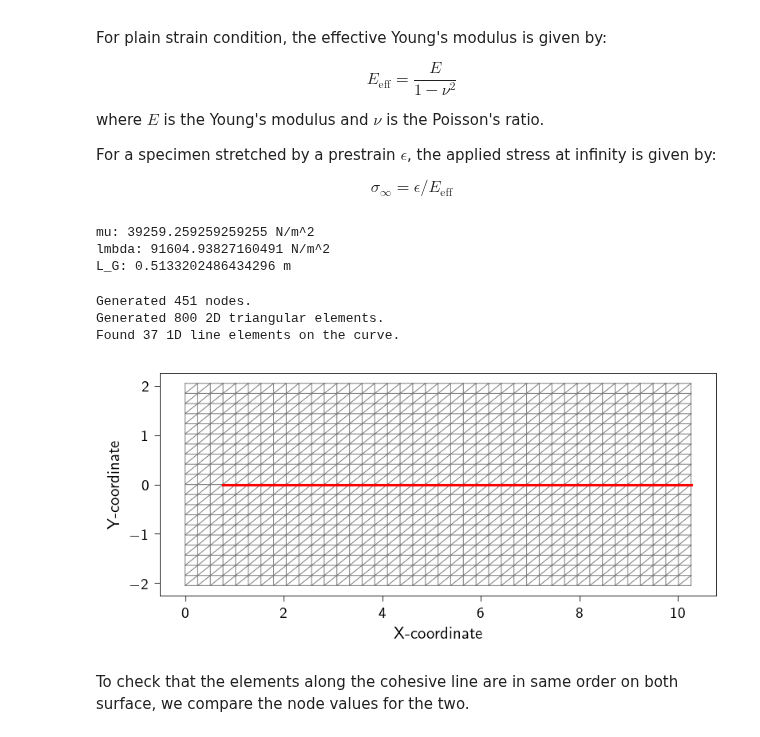
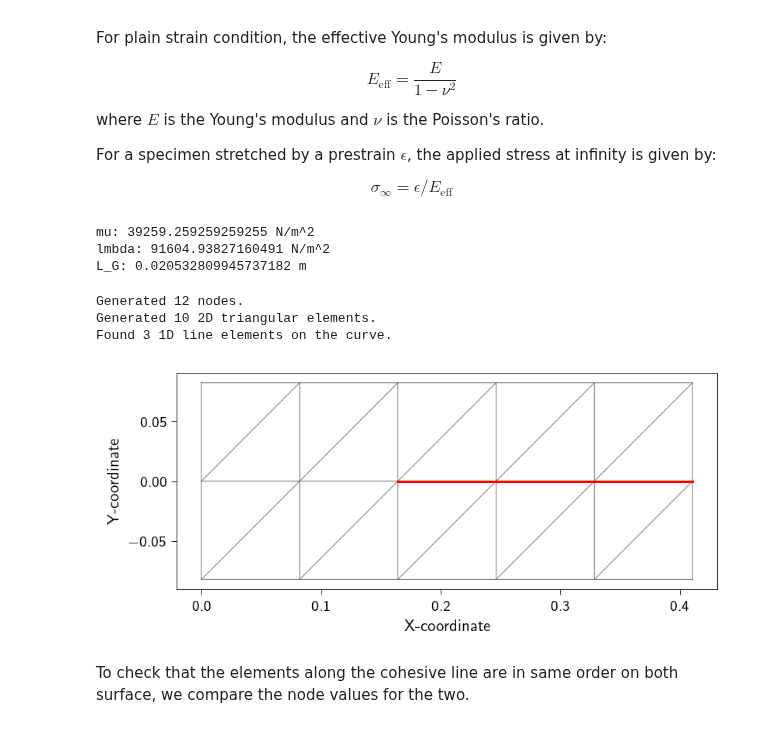
Before and after one commit to smec-ethz/tatva, a Jupyter notebook: examples/notebooks/dynamic_fracture.ipynb, the cells around one changed output. Drawn from its saved outputs; the diff is of its cells as text; code cells hidden in the pictures.

```diff
--- a/examples/notebooks/dynamic_fracture.ipynb
+++ b/examples/notebooks/dynamic_fracture.ipynb
@@ -39,7 +46,7 @@ For a specimen stretched by a prestrain $\epsilon$, the applied stress at infini
 
 $$\sigma_{\infty} = \epsilon /E_\text{eff}$$
 # %%
-prestrain = 0.01
+prestrain = 0.05
 nu = 0.35
 
 E = 106e3 # N/m^2
@@ -59,7 +66,7 @@ print(f"L_G: {L_G} m")
 # %% [output]
 mu: 39259.259259259255 N/m^2
 lmbda: 91604.93827160491 N/m^2
-L_G: 0.5133202486434296 m
+L_G: 0.020532809945737182 m
 # %%
 def generate_mesh_with_line_elements(
     nx: int,
@@ -131,13 +138,13 @@ def generate_mesh_with_line_elements(
 
     return coords, elements_2d, jnp.unique(jnp.array(elements_1d), axis=0)
 # %%
-Nx = 40  # Number of elements in X
-Ny = 10  # Number of elements in Y
+Nx = 5  # Number of elements in X
+Ny = 1  # Number of elements in Y
 Lx = 20*L_G  # Length in X
 Ly = 4*L_G  # Length in Y
 
 
-crack_length = 1.2*L_G
+crack_length = 5*L_G
 
 # function identifies nodes on the cohesive line at y = 0. and x > 2.0
 def cohesive_line(coord: jnp.ndarray, tol: float) -> bool:
@@ -151,34 +158,34 @@ upper_coords, upper_elements_2d, upper_elements_1d = generate_mesh_with_line_ele
 
 lower_coords, lower_elements_2d, lower_elements_1d = generate_mesh_with_line_elements(
     nx=Nx, ny=Ny, lxs=(0, Lx), lys=(-Ly, -1e-6), curve_func=cohesive_line
 )
 
 coords = jnp.vstack((upper_coords, lower_coords))
 elements = jnp.vstack((upper_elements_2d, lower_elements_2d + upper_coords.shape[0]))
 lower_elements_1d = lower_elements_1d + upper_coords.shape[0]
 
 print(f"Generated {upper_coords.shape[0]} nodes.")
 print(f"Generated {upper_elements_2d.shape[0]} 2D triangular elements.")
 print(f"Found {upper_elements_1d.shape[0]} 1D line elements on the curve.")
 
 plt.style.use(STYLE_PATH)
 plt.figure(figsize=(6, 3))
 ax = plt.axes()
 ax.triplot(coords[:, 0], coords[:, 1], elements, color="grey", lw=0.5)
 
 
 # Highlight the extracted 1D elements in red
 for edge in upper_elements_1d:
     ax.plot(upper_coords[edge, 0], upper_coords[edge, 1], "r-", lw=1.5)
 for edge in lower_elements_1d:
     ax.plot(lower_coords[edge, 0], lower_coords[edge, 1], "r-", lw=1.5)
 
 ax.set_xlabel("X-coordinate")
 ax.set_ylabel("Y-coordinate")
 ax.set_aspect("equal")
 plt.show()
 # %% [output]
-Generated 451 nodes.
-Generated 800 2D triangular elements.
-Found 37 1D line elements on the curve.
+Generated 12 nodes.
+Generated 10 2D triangular elements.
+Found 3 1D line elements on the curve.
-[figure, old version]
+[figure, new version]
```
Also changed, not shown: parts of 49 cells of this notebook, 2 other files.
